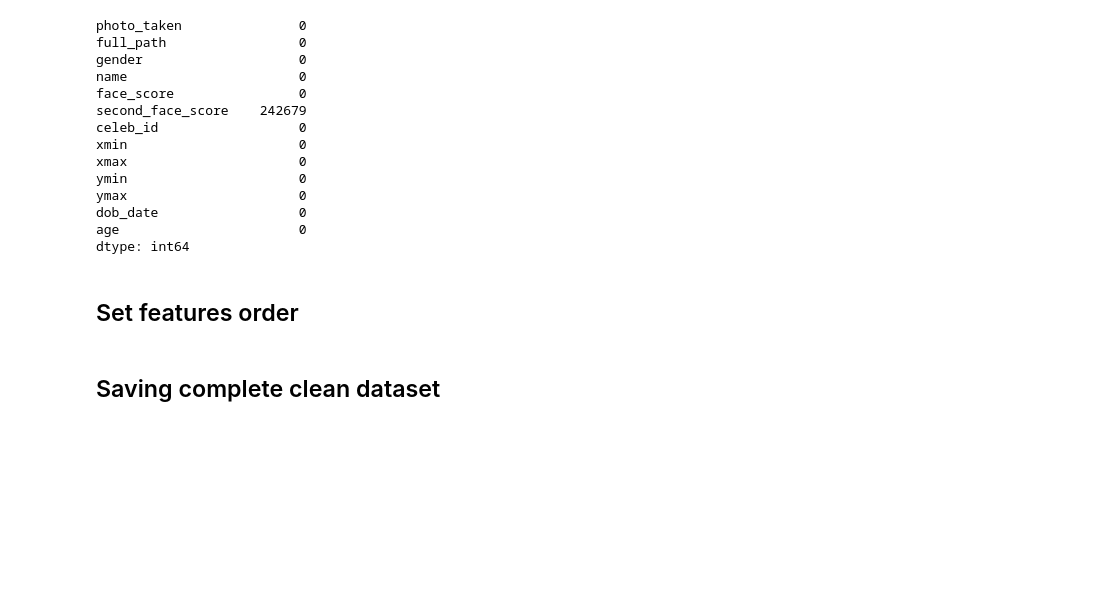
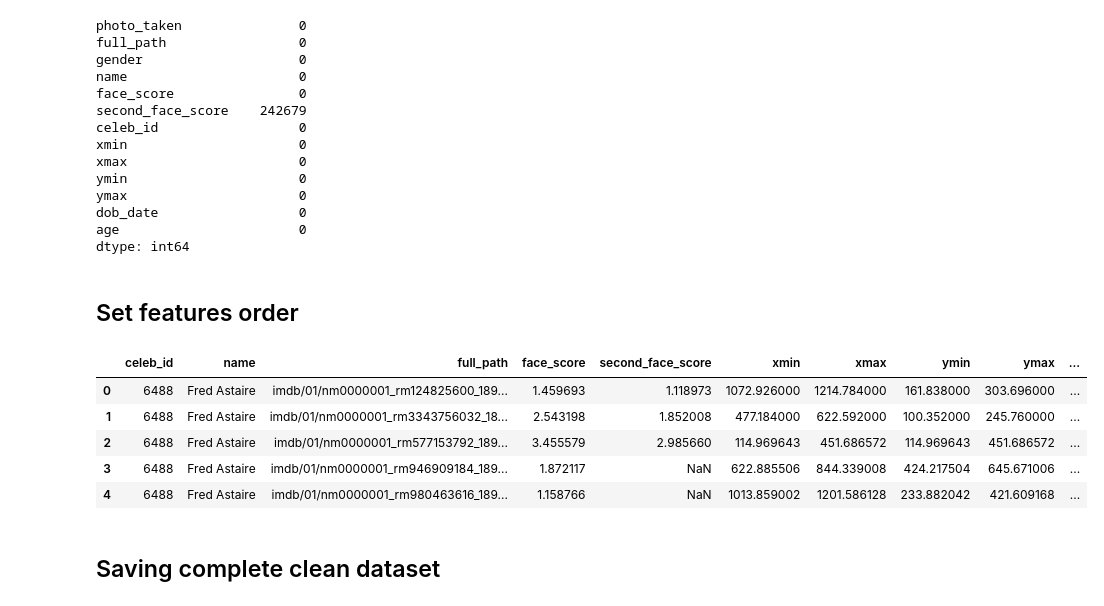
Before and after one commit to NicoliAraujo/deep-learning-learning, a Jupyter notebook: redes-tcc/set_df_classifier_imdb.ipynb, the cells around one changed output. Cells and saved outputs as stored; diff of their text form; code cells hidden in the pictures; blank space fills up the shorter version.

```diff
--- a/redes-tcc/set_df_classifier_imdb.ipynb
+++ b/redes-tcc/set_df_classifier_imdb.ipynb
@@ -89,6 +89,15 @@ dtype: int64
 # %%
 df = df[['celeb_id', 'name', 'full_path', 'face_score','second_face_score',
          'xmin','xmax','ymin', 'ymax', 'dob_date', 'photo_taken', 'age', 'gender']]
+# %%
+df.head()
+# %% [output]
+|  | celeb_id | name | full_path | face_score | second_face_score | xmin | xmax | ymin | ymax | ... |
+| 0 | 6488 | Fred Astaire | imdb/01/nm0000001_rm124825600_189... | 1.459693 | 1.118973 | 1072.926000 | 1214.784000 | 161.838000 | 303.696000 | ... |
+| 1 | 6488 | Fred Astaire | imdb/01/nm0000001_rm3343756032_18... | 2.543198 | 1.852008 | 477.184000 | 622.592000 | 100.352000 | 245.760000 | ... |
+| 2 | 6488 | Fred Astaire | imdb/01/nm0000001_rm577153792_189... | 3.455579 | 2.985660 | 114.969643 | 451.686572 | 114.969643 | 451.686572 | ... |
+| 3 | 6488 | Fred Astaire | imdb/01/nm0000001_rm946909184_189... | 1.872117 | NaN | 622.885506 | 844.339008 | 424.217504 | 645.671006 | ... |
+| 4 | 6488 | Fred Astaire | imdb/01/nm0000001_rm980463616_189... | 1.158766 | NaN | 1013.859002 | 1201.586128 | 233.882042 | 421.609168 | ... |
 # %% [markdown]
 ## Saving complete clean dataset
 # %%
```
Also changed, not shown: parts of 3 cells of this notebook, 3 other files.
